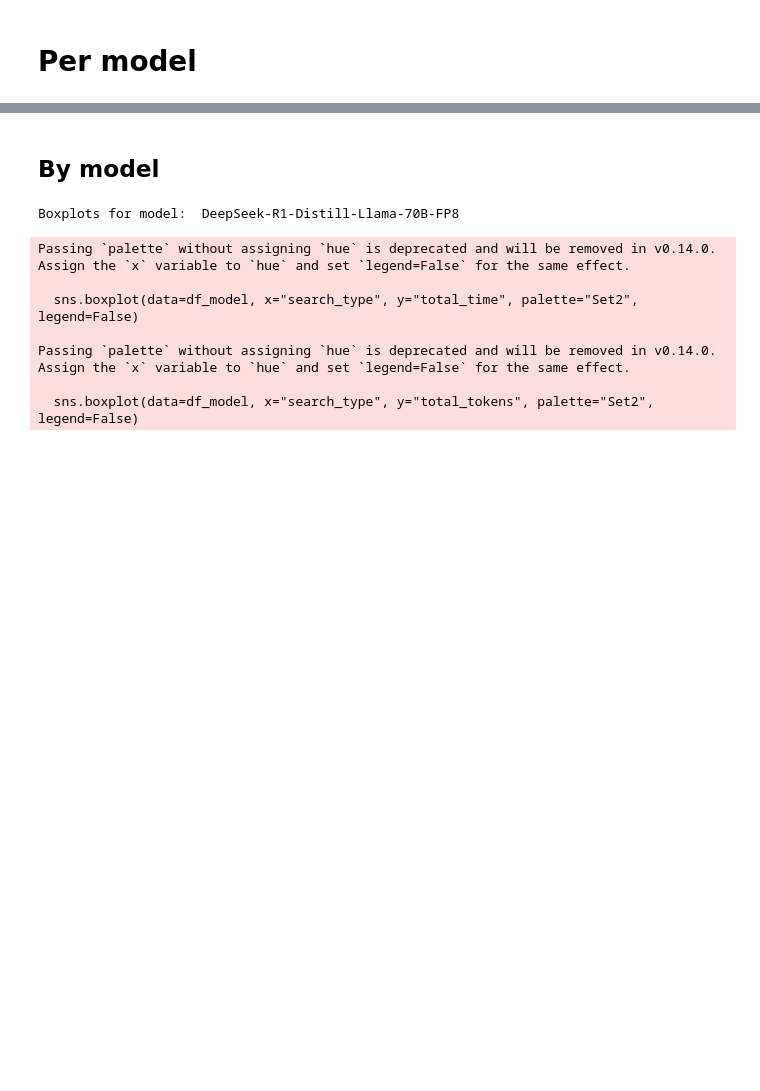
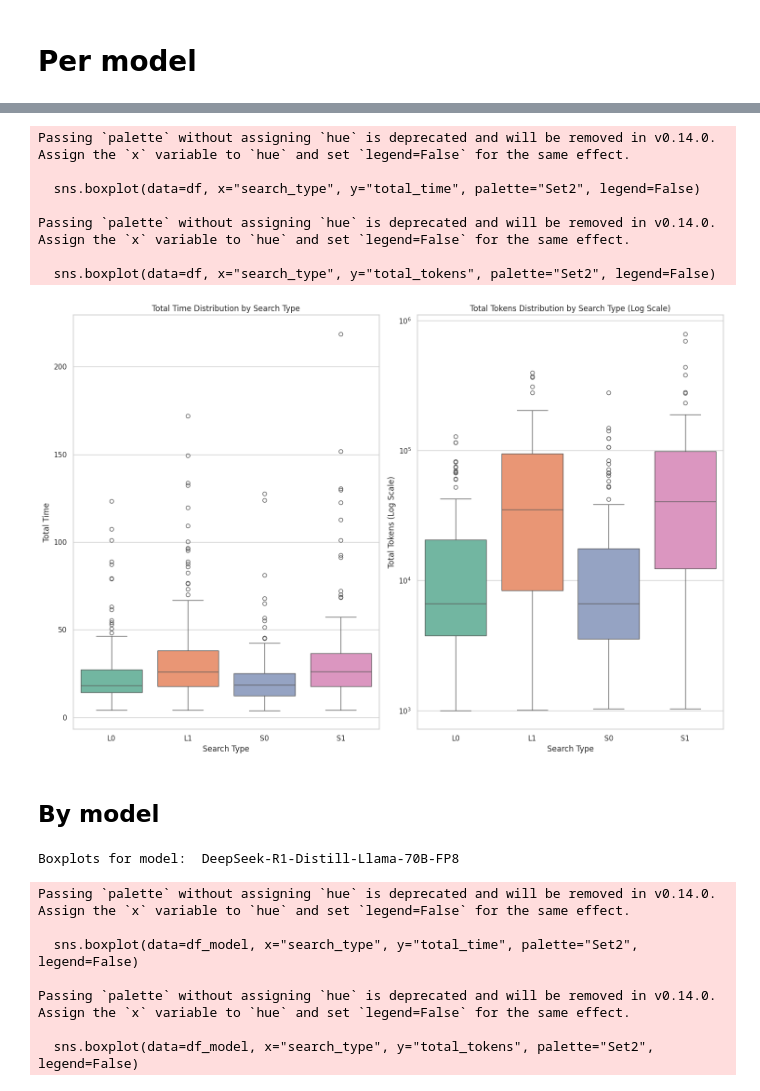
Before and after one commit to baptvit/graphrag-on-fhir, a Jupyter notebook: analysis/time_token_eval.ipynb, the cells around one changed output, grey strips where cells are left out. Drawn from its saved outputs; the diff is of its cells as text; code cells hidden in the pictures; blank space fills up the shorter version.

```diff
--- a/analysis/time_token_eval.ipynb
+++ b/analysis/time_token_eval.ipynb
@@ -341,3 +341,36 @@ Passing `palette` without assigning `hue` is deprecated and will be removed in v
+# %%
+import matplotlib.pyplot as plt
+import seaborn as sns
+
+plt.figure(figsize=(15, 10))
+
+# Box plot for total_time
+plt.subplot(1, 2, 1)
+sns.boxplot(data=df, x="search_type", y="total_time", palette="Set2", legend=False)
+plt.title("Total Time Distribution by Search Type")
+plt.xlabel("Search Type")
+plt.ylabel("Total Time")
+plt.tight_layout()
+
+# Box plot for total_tokens with log scale on y-axis
+plt.subplot(1, 2, 2)
+sns.boxplot(data=df, x="search_type", y="total_tokens", palette="Set2", legend=False)
+plt.yscale('log')  # Set y-axis to logarithmic scale
+plt.title("Total Tokens Distribution by Search Type (Log Scale)")
+plt.xlabel("Search Type")
+plt.ylabel("Total Tokens (Log Scale)")
+plt.tight_layout()
+
+plt.show()
+# %% [output]
+Passing `palette` without assigning `hue` is deprecated and will be removed in v0.14.0. Assign the `x` variable to `hue` and set `legend=False` for the same effect.
+
+  sns.boxplot(data=df, x="search_type", y="total_time", palette="Set2", legend=False)
+
+Passing `palette` without assigning `hue` is deprecated and will be removed in v0.14.0. Assign the `x` variable to `hue` and set `legend=False` for the same effect.
+
+  sns.boxplot(data=df, x="search_type", y="total_tokens", palette="Set2", legend=False)
+[figure, added]
 # %% [markdown]
 ## By model
 # %%
```
Also changed, not shown: parts of 8 cells of this notebook, 2 other files.
